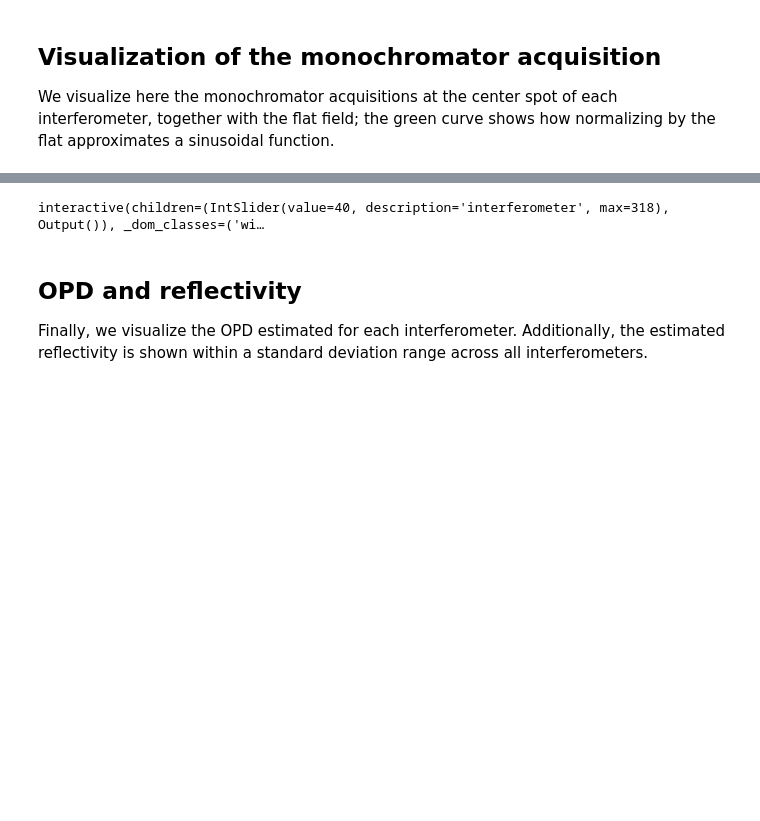
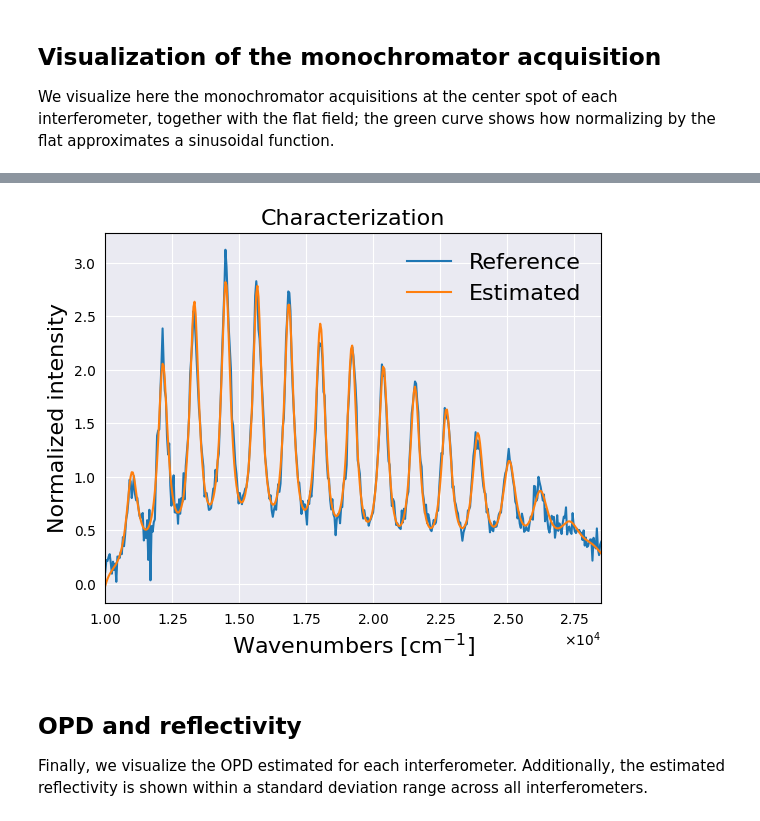
Before and after one commit to Danaroth83/irca, a Jupyter notebook: notebooks/characterization.ipynb, the cells around one changed output, grey strips where cells are left out. Drawn from its saved outputs; the diff is of its cells as text; code cells hidden in the pictures; blank space fills up the shorter version.

```diff
--- a/notebooks/characterization.ipynb
+++ b/notebooks/characterization.ipynb
@@ -42,22 +45,24 @@ interactive(children=(IntSlider(value=40, description='interferometer', max=318)
 # %%
 def visualize_characterization(characterization, acquisition, interferometer=40):
     characterization.visualize_compare(
         transfer=acquisition.data,
         wavenumbers=acquisition.central_wavenumbers,
         interferometer=interferometer,
     )
     plt.show()
 
+# Fixed visualization
+visualize_characterization(characterization=characterization, acquisition=characterization_protocol.acquisition)
 
-# Slider visualization
-ipywidgets.interact(
-    visualize_characterization,
-    characterization=ipywidgets.fixed(characterization),
-    acquisition=ipywidgets.fixed(characterization_protocol.acquisition),
-    interferometer=(0, 318)
-);
+# # Slider visualization
+# ipywidgets.interact(
+#     visualize_characterization,
+#     characterization=ipywidgets.fixed(characterization),
+#     acquisition=ipywidgets.fixed(characterization_protocol.acquisition),
+#     interferometer=(0, 318)
+# );
 # %% [output]
-interactive(children=(IntSlider(value=40, description='interferometer', max=318), Output()), _dom_classes=('wi…
+[figure, added]
 # %% [markdown]
 ## OPD and reflectivity
 Finally, we visualize the OPD estimated for each interferometer. Additionally, the estimated reflectivity is shown within a standard deviation range across all interferometers.
```
Also changed, not shown: parts of 2 cells of this notebook, 11 other files.
